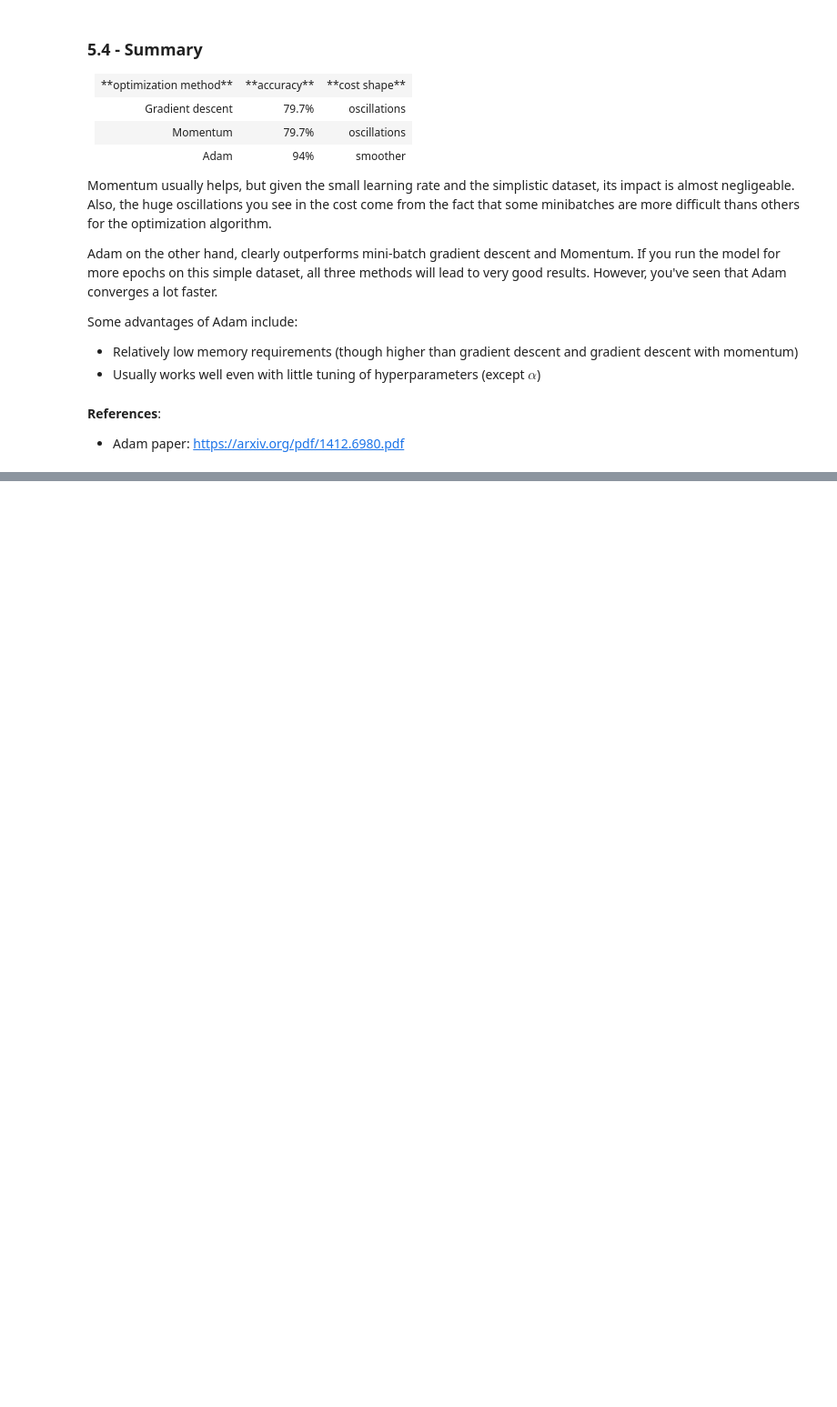
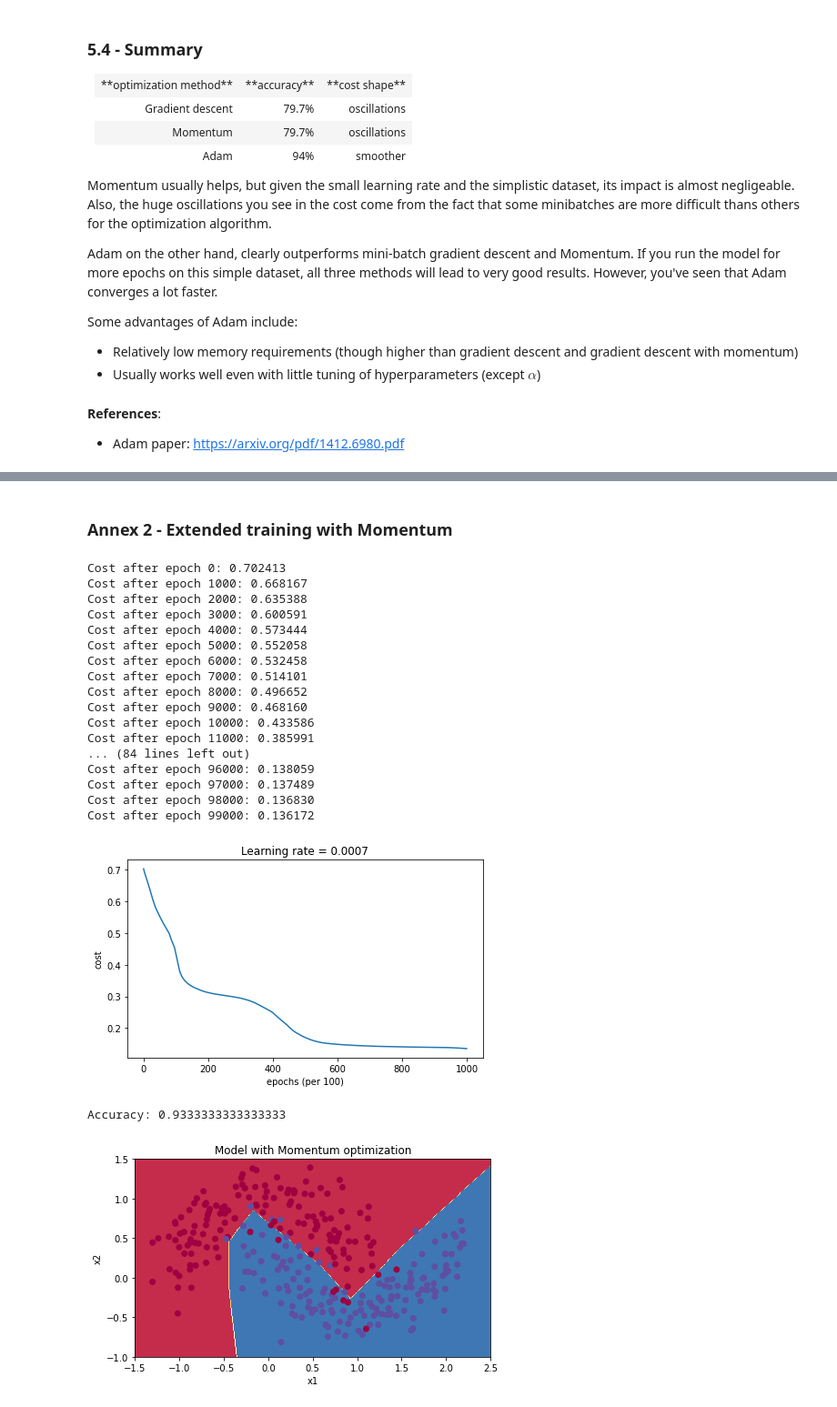
Before and after one commit to FabianToledo/CS230.stanford.course, a Jupyter notebook: Lecture 4/C2M2 - Optimization/Optimization_methods_v1b.ipynb, the cells around one changed output, grey strips where cells are left out. Shown: that part at 91% size. Cells and saved outputs as stored; diff of their text form; code cells hidden in the pictures; blank space fills up the shorter version.

```diff
--- a/Lecture 4/C2M2 - Optimization/Optimization_methods_v1b.ipynb
+++ b/Lecture 4/C2M2 - Optimization/Optimization_methods_v1b.ipynb
@@ -935,0 +1124,37 @@ Some advantages of Adam include:
+# %% [markdown]
+### Annex 2 - Extended training with Momentum
+# %%
+# train 3-layer model
+layers_dims = [train_X.shape[0], 5, 2, 1]
+parameters = model(train_X, train_Y, layers_dims, beta = 0.9, optimizer = "momentum", num_epochs = 100000)
+
+# Predict
+predictions = predict(train_X, train_Y, parameters)
+
+# Plot decision boundary
+plt.title("Model with Momentum optimization")
+axes = plt.gca()
+axes.set_xlim([-1.5,2.5])
+axes.set_ylim([-1,1.5])
+plot_decision_boundary(lambda x: predict_dec(parameters, x.T), train_X, train_Y)
+# %% [output]
+Cost after epoch 0: 0.702413
+Cost after epoch 1000: 0.668167
+Cost after epoch 2000: 0.635388
+Cost after epoch 3000: 0.600591
+Cost after epoch 4000: 0.573444
+Cost after epoch 5000: 0.552058
+Cost after epoch 6000: 0.532458
+Cost after epoch 7000: 0.514101
+Cost after epoch 8000: 0.496652
+Cost after epoch 9000: 0.468160
+Cost after epoch 10000: 0.433586
+Cost after epoch 11000: 0.385991
+... (84 lines left out)
+Cost after epoch 96000: 0.138059
+Cost after epoch 97000: 0.137489
+Cost after epoch 98000: 0.136830
+Cost after epoch 99000: 0.136172
+[figure, added]
+Accuracy: 0.9333333333333333
+[figure, added]
```
Also changed, not shown: parts of 18 cells of this notebook.
